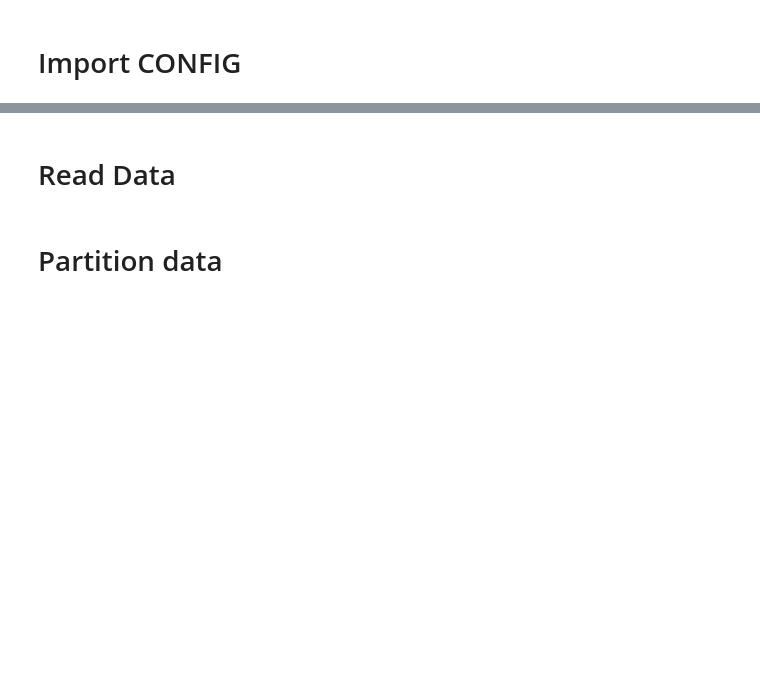
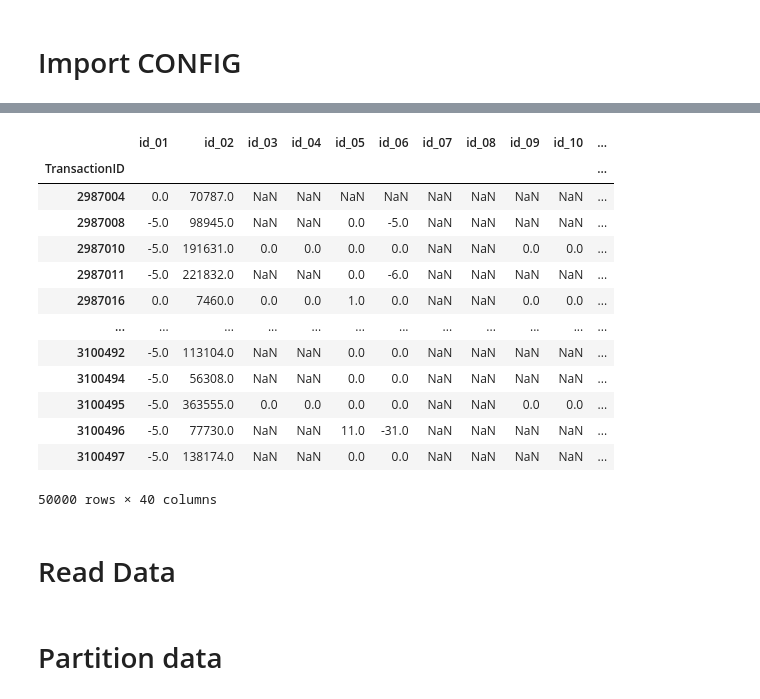
Before and after one commit to hakim-l/ieee-cis-fraud-detection, a Jupyter notebook: notebooks/01_lukmman_partition_data.ipynb, the cells around one changed output, grey strips where cells are left out. Saved outputs shown, nothing was run; the diff lists cells and outputs as text; code cells hidden in the pictures; blank space fills up the shorter version.

```diff
--- a/notebooks/01_lukmman_partition_data.ipynb
+++ b/notebooks/01_lukmman_partition_data.ipynb
@@ -15,3 +23,22 @@ from ieee_cis_fraud_detection import config
+# %%
+pd.read_parquet(
+    "/home/laenra/projects/ieee-cis-fraud-detection/data/interim/train/identity/chunk_000000.parquet"
+)
+# %% [output]
+|  | id_01 | id_02 | id_03 | id_04 | id_05 | id_06 | id_07 | id_08 | id_09 | id_10 | ... |
+| TransactionID |  |  |  |  |  |  |  |  |  |  | ... |
+| 2987004 | 0.0 | 70787.0 | NaN | NaN | NaN | NaN | NaN | NaN | NaN | NaN | ... |
+| 2987008 | -5.0 | 98945.0 | NaN | NaN | 0.0 | -5.0 | NaN | NaN | NaN | NaN | ... |
+| 2987010 | -5.0 | 191631.0 | 0.0 | 0.0 | 0.0 | 0.0 | NaN | NaN | 0.0 | 0.0 | ... |
+| 2987011 | -5.0 | 221832.0 | NaN | NaN | 0.0 | -6.0 | NaN | NaN | NaN | NaN | ... |
+| 2987016 | 0.0 | 7460.0 | 0.0 | 0.0 | 1.0 | 0.0 | NaN | NaN | 0.0 | 0.0 | ... |
+| ... | ... | ... | ... | ... | ... | ... | ... | ... | ... | ... | ... |
+| 3100492 | -5.0 | 113104.0 | NaN | NaN | 0.0 | 0.0 | NaN | NaN | NaN | NaN | ... |
+| 3100494 | -5.0 | 56308.0 | NaN | NaN | 0.0 | 0.0 | NaN | NaN | NaN | NaN | ... |
+| 3100495 | -5.0 | 363555.0 | 0.0 | 0.0 | 0.0 | 0.0 | NaN | NaN | 0.0 | 0.0 | ... |
+| 3100496 | -5.0 | 77730.0 | NaN | NaN | 11.0 | -31.0 | NaN | NaN | NaN | NaN | ... |
+| 3100497 | -5.0 | 138174.0 | NaN | NaN | 0.0 | 0.0 | NaN | NaN | NaN | NaN | ... |
+50000 rows × 40 columns
 # %% [markdown]
 # Read Data
 # %%
```
Also changed, not shown: parts of 7 cells of this notebook, 7 other files.
